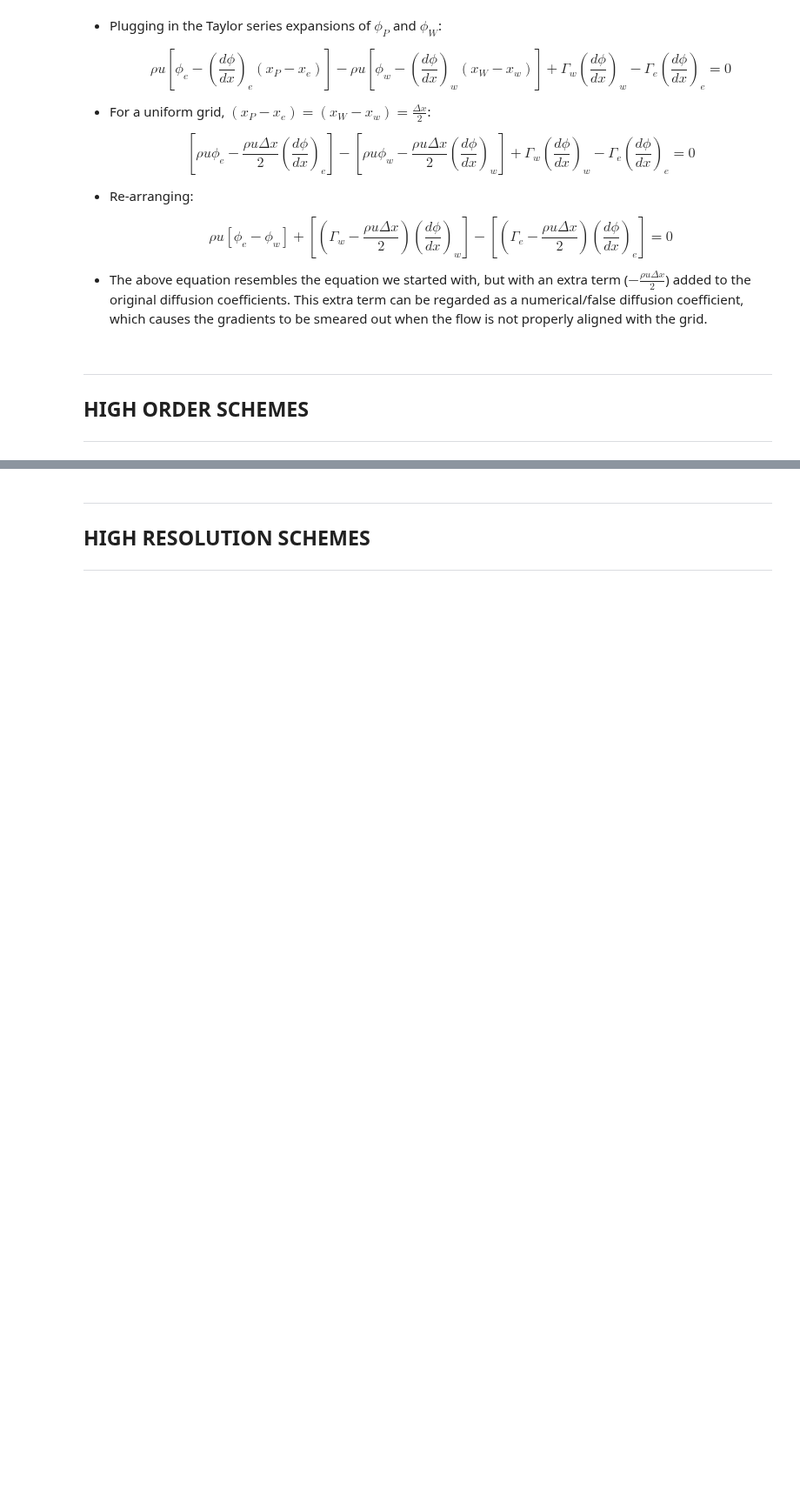
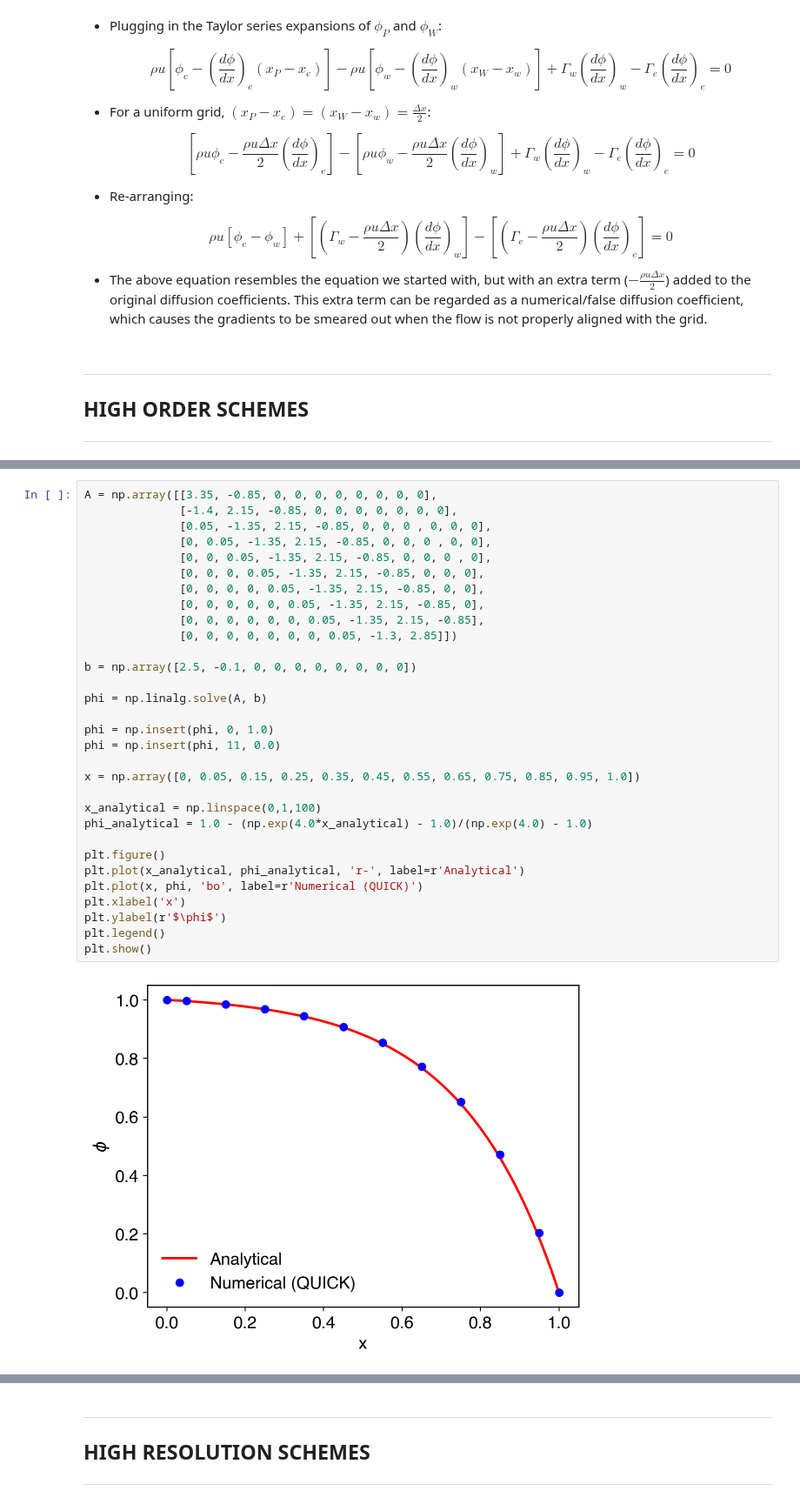
Before and after one commit to mach-8/notes-cfd, a Jupyter notebook: advection-diffusion-schemes.ipynb, the cells around one changed output, grey strips where cells are left out. Shown at 87% size. Drawn from its saved outputs; the diff is of its cells as text; blank space fills up the shorter version.

```diff
--- a/advection-diffusion-schemes.ipynb
+++ b/advection-diffusion-schemes.ipynb
@@ -641,3 +800,36 @@ plt.show()
+# %%
+A = np.array([[3.35, -0.85, 0, 0, 0, 0, 0, 0, 0, 0],
+              [-1.4, 2.15, -0.85, 0, 0, 0, 0, 0, 0, 0],
+              [0.05, -1.35, 2.15, -0.85, 0, 0, 0 , 0, 0, 0],
+              [0, 0.05, -1.35, 2.15, -0.85, 0, 0, 0 , 0, 0],
+              [0, 0, 0.05, -1.35, 2.15, -0.85, 0, 0, 0 , 0],
+              [0, 0, 0, 0.05, -1.35, 2.15, -0.85, 0, 0, 0],
+              [0, 0, 0, 0, 0.05, -1.35, 2.15, -0.85, 0, 0],
+              [0, 0, 0, 0, 0, 0.05, -1.35, 2.15, -0.85, 0],
+              [0, 0, 0, 0, 0, 0, 0.05, -1.35, 2.15, -0.85],
+              [0, 0, 0, 0, 0, 0, 0, 0.05, -1.3, 2.85]])
+
+b = np.array([2.5, -0.1, 0, 0, 0, 0, 0, 0, 0, 0])
+
+phi = np.linalg.solve(A, b)
+
+phi = np.insert(phi, 0, 1.0)
+phi = np.insert(phi, 11, 0.0)
+
+x = np.array([0, 0.05, 0.15, 0.25, 0.35, 0.45, 0.55, 0.65, 0.75, 0.85, 0.95, 1.0])
+
+x_analytical = np.linspace(0,1,100)
+phi_analytical = 1.0 - (np.exp(4.0*x_analytical) - 1.0)/(np.exp(4.0) - 1.0)
+
+plt.figure()
+plt.plot(x_analytical, phi_analytical, 'r-', label=r'Analytical')
+plt.plot(x, phi, 'bo', label=r'Numerical (QUICK)')
+plt.xlabel('x')
+plt.ylabel(r'$\phi$')
+plt.legend()
+plt.show()
+# %% [output]
+[figure, added]
 # %% [markdown]
 ### FROMM SCHEME
 
```
Also changed, not shown: parts of 6 cells of this notebook.
